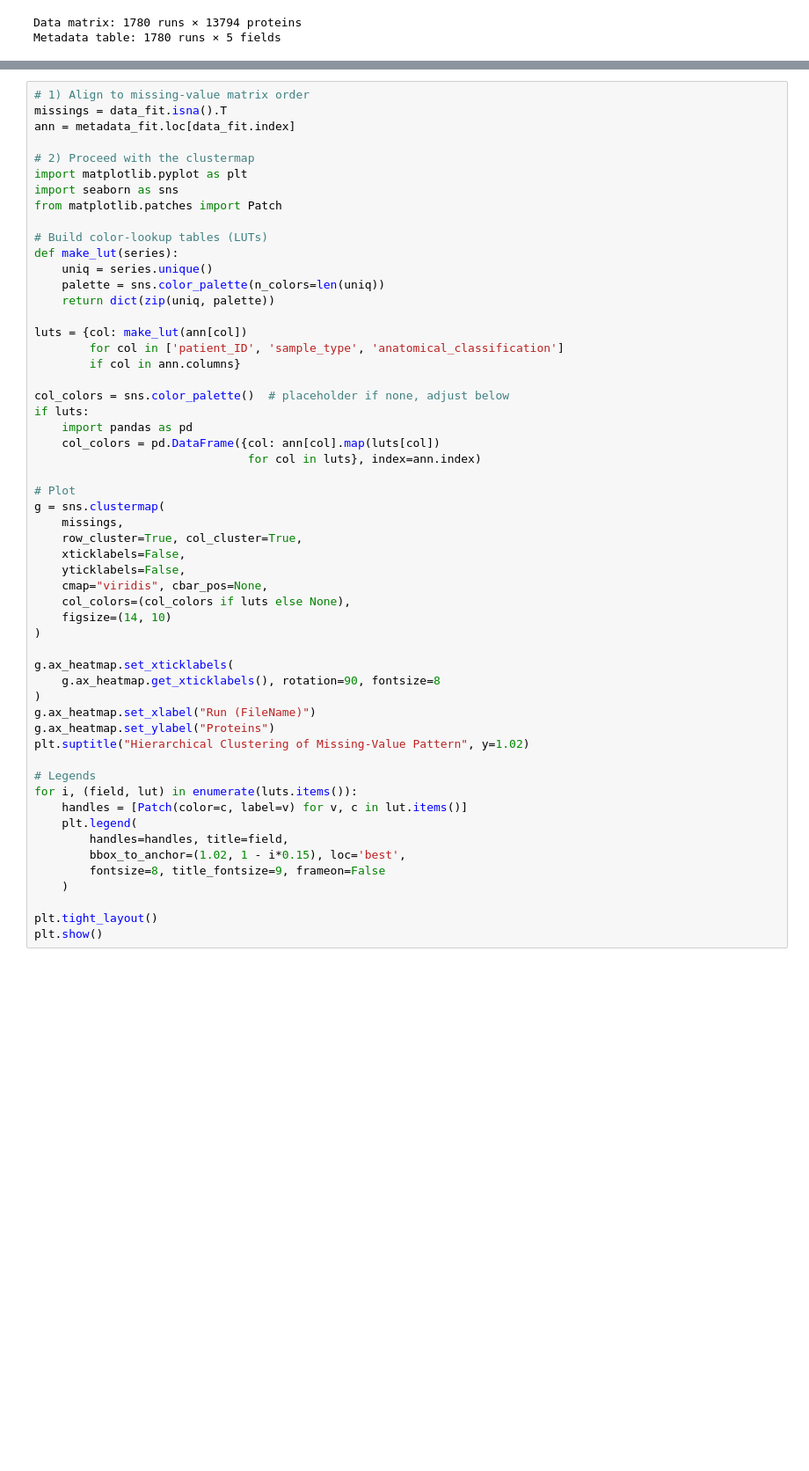
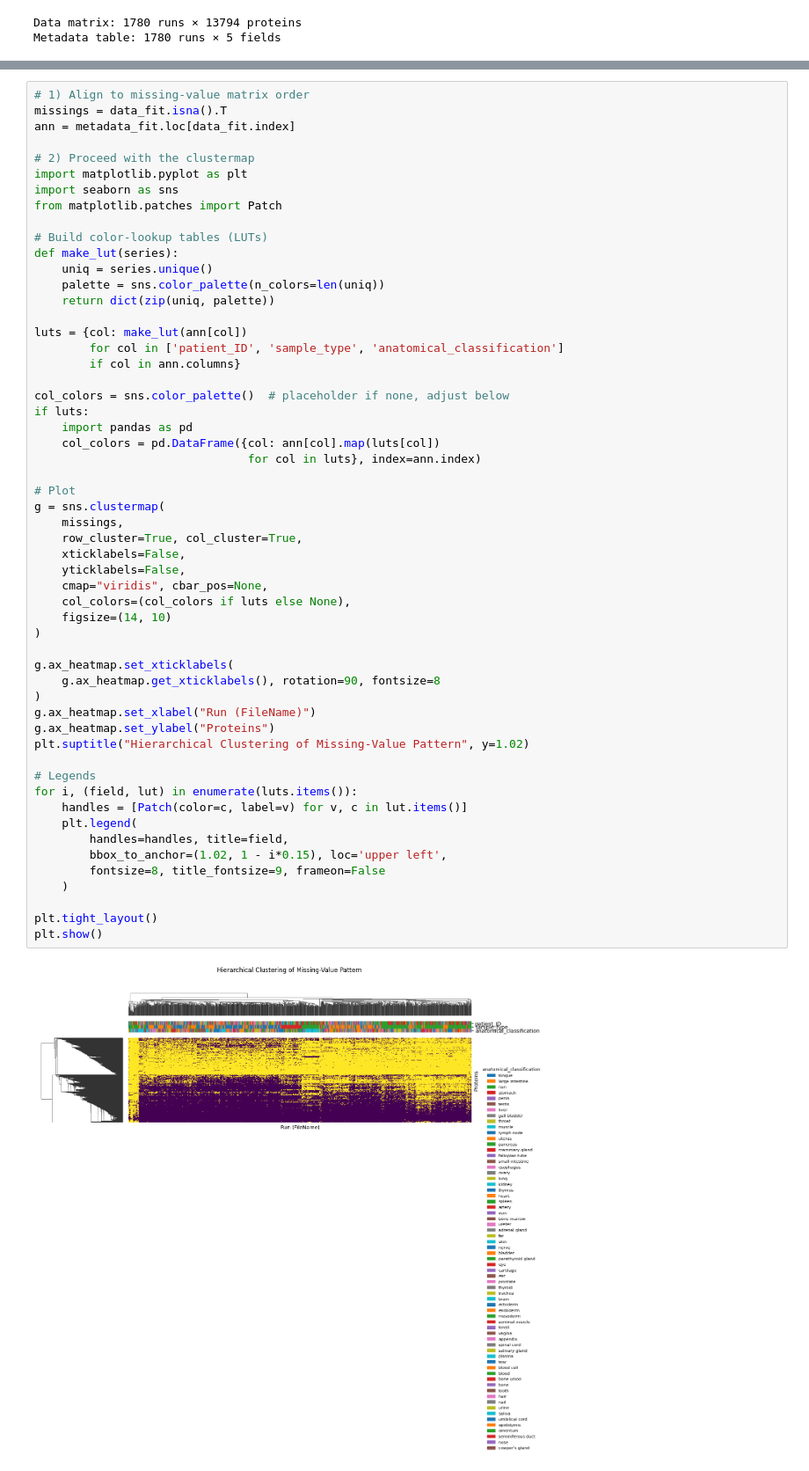
Before and after one commit to Wenhhao/TPHP, a Jupyter notebook: code/BECA/BECA.ipynb, the cells around one changed output, grey strips where cells are left out. Shown at 88% size. Cells and saved outputs as stored; diff of their text form; blank space fills up the shorter version.

```diff
--- a/code/BECA/BECA.ipynb
+++ b/code/BECA/BECA.ipynb
@@ -144,31 +144,33 @@ if luts:
                                for col in luts}, index=ann.index)
 
 # Plot
 g = sns.clustermap(
     missings,
     row_cluster=True, col_cluster=True,
     xticklabels=False,
     yticklabels=False,
     cmap="viridis", cbar_pos=None,
     col_colors=(col_colors if luts else None),
     figsize=(14, 10)
 )
 
 g.ax_heatmap.set_xticklabels(
     g.ax_heatmap.get_xticklabels(), rotation=90, fontsize=8
 )
 g.ax_heatmap.set_xlabel("Run (FileName)")
 g.ax_heatmap.set_ylabel("Proteins")
 plt.suptitle("Hierarchical Clustering of Missing‐Value Pattern", y=1.02)
 
 # Legends
 for i, (field, lut) in enumerate(luts.items()):
     handles = [Patch(color=c, label=v) for v, c in lut.items()]
     plt.legend(
         handles=handles, title=field,
-        bbox_to_anchor=(1.02, 1 - i*0.15), loc='best',
+        bbox_to_anchor=(1.02, 1 - i*0.15), loc='upper left',
         fontsize=8, title_fontsize=9, frameon=False
     )
 
 plt.tight_layout()
 plt.show()
+# %% [output]
+[figure, added]
```
Also changed, not shown: parts of 1 cell of this notebook, 19 other files.
